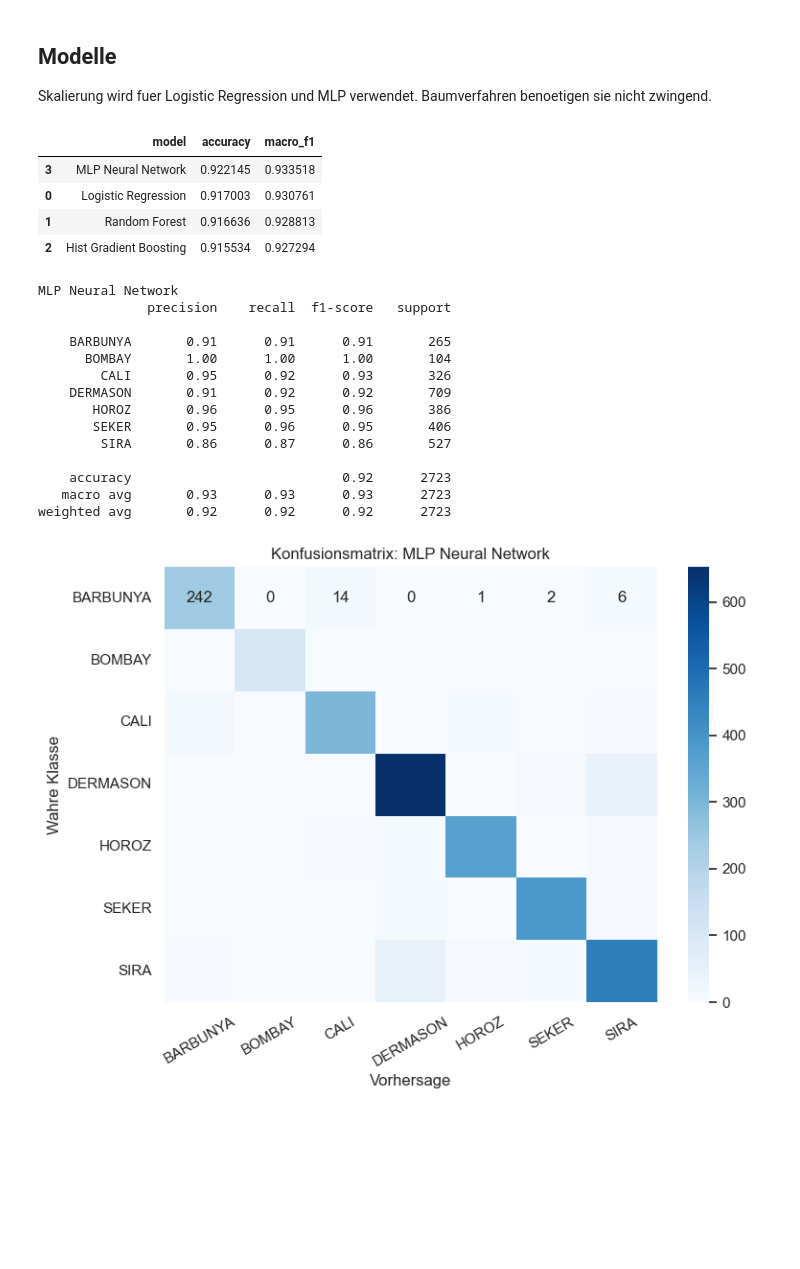
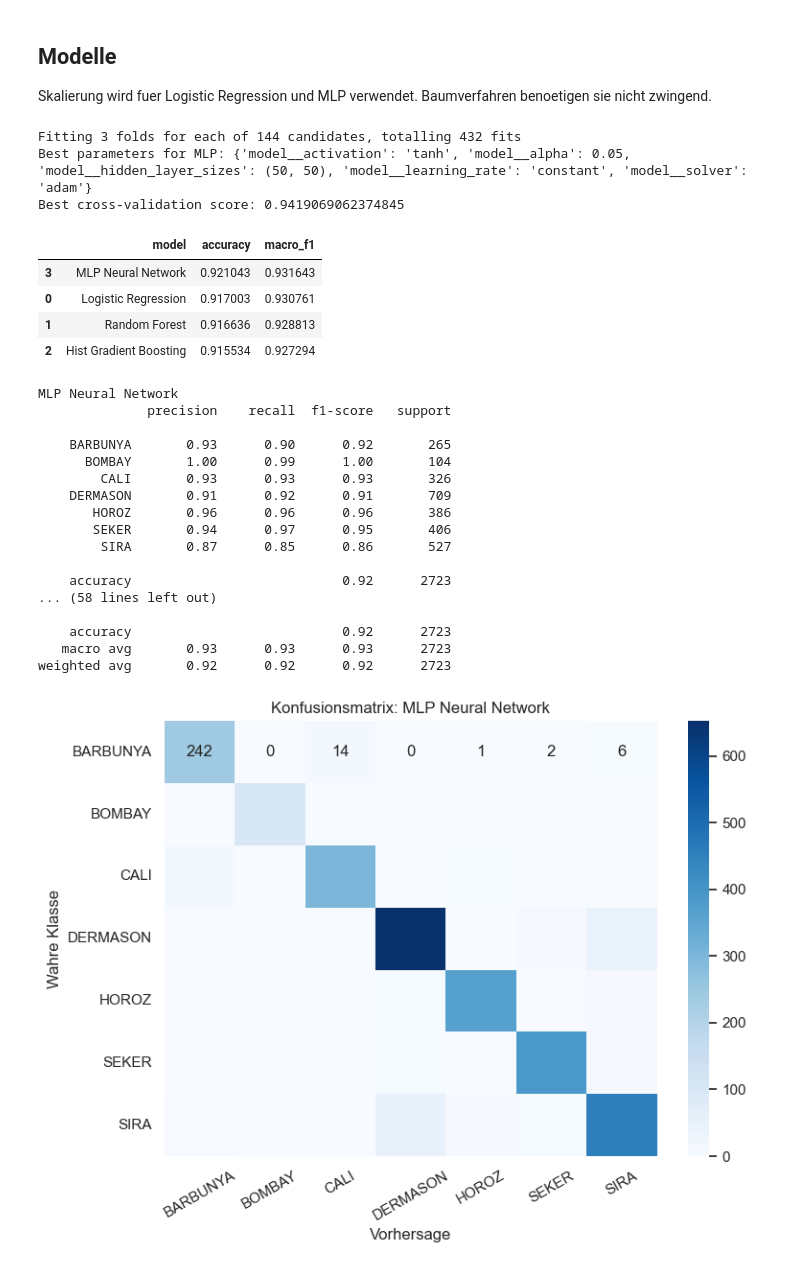
Before and after one commit to lukadeda/xai-drybean-project, a Jupyter notebook: notebooks/02_model_training.ipynb, the cells around one changed output. Drawn from its saved outputs; the diff is of its cells as text; code cells hidden in the pictures; blank space fills up the shorter version.

Commit message:
Hyperparametertuning für MLP

```diff
--- a/notebooks/02_model_training.ipynb
+++ b/notebooks/02_model_training.ipynb
@@ -45,50 +45,84 @@ X_train.shape, X_test.shape
 ## Modelle
 
 Skalierung wird fuer Logistic Regression und MLP verwendet. Baumverfahren benoetigen sie nicht zwingend.
+# %%
+# Hyperparameter Tuning for MLP Classifier
+param_grid = {
+    'model__hidden_layer_sizes': [(50,), (60,60), (50, 50), (100, 50), (64, 32), (40,40)],
+    'model__activation': ['relu', 'tanh'],
+    'model__solver': ['adam', 'sgd'],
+    'model__alpha': [0.04, 0.05, 0.06],
+    'model__learning_rate': ['constant', 'adaptive'],
+}
+
+mlp_pipeline = Pipeline([
+    ("scaler", StandardScaler()),
+    ("model", MLPClassifier(max_iter=500, random_state=RANDOM_STATE, early_stopping=False)),
+])
+
+grid_search = GridSearchCV(mlp_pipeline, param_grid, cv=3, scoring='f1_macro', n_jobs=-1, verbose=1)
+grid_search.fit(X_train, y_train)
+
+print("Best parameters for MLP:", grid_search.best_params_)
+print("Best cross-validation score:", grid_search.best_score_)
+
+# Update the MLP model with best parameters
+best_mlp = grid_search.best_estimator_
+# %% [output]
+Fitting 3 folds for each of 144 candidates, totalling 432 fits
+Best parameters for MLP: {'model__activation': 'tanh', 'model__alpha': 0.05, 'model__hidden_layer_sizes': (50, 50), 'model__learning_rate': 'constant', 'model__solver': 'adam'}
+Best cross-validation score: 0.9419069062374845
 # %%
+mlp_model = best_mlp if 'best_mlp' in globals() else Pipeline([
+    ("scaler", StandardScaler()),
+    ("model", MLPClassifier(
+        hidden_layer_sizes=(64, 32),
+        max_iter=500,
+        random_state=RANDOM_STATE,
+        early_stopping=False, # War vorher auf True, hat aber das Ergebnis verschlechtert
+    )),
+])
+
 models = {
     "Logistic Regression": Pipeline([
         ("scaler", StandardScaler()),
         ("model", LogisticRegression(max_iter=1000, random_state=RANDOM_STATE)),
     ]),
     "Random Forest": RandomForestClassifier(
         n_estimators=300, random_state=RANDOM_STATE, class_weight="balanced"
     ),
     "Hist Gradient Boosting": HistGradientBoostingClassifier(random_state=RANDOM_STATE),
-    "MLP Neural Network": Pipeline([
-        ("scaler", StandardScaler()),
-        ("model", MLPClassifier(
-            hidden_layer_sizes=(64, 32),
-            max_iter=500,
-            random_state=RANDOM_STATE,
-            early_stopping=False, # War vorher auf True, hat aber das Ergebnis verschlechtert
-        )),
-    ]),
+    "MLP Neural Network": mlp_model,
 }
 
 results = []
 fitted_models = {}
 
 for name, model in models.items():
     model.fit(X_train, y_train)
     y_pred = model.predict(X_test)
     fitted_models[name] = model
     results.append({
         "model": name,
         "accuracy": accuracy_score(y_test, y_pred),
         "macro_f1": f1_score(y_test, y_pred, average="macro"),
     })
 
 results_df = pd.DataFrame(results).sort_values("macro_f1", ascending=False)
 results_df
 # %% [output]
 |  | model | accuracy | macro_f1 |
-| 3 | MLP Neural Network | 0.922145 | 0.933518 |
+| 3 | MLP Neural Network | 0.921043 | 0.931643 |
 | 0 | Logistic Regression | 0.917003 | 0.930761 |
 | 1 | Random Forest | 0.916636 | 0.928813 |
 | 2 | Hist Gradient Boosting | 0.915534 | 0.927294 |
 # %%
 best_model_name = results_df.iloc[0]["model"]
+
+for model in results_df["model"]:
+    print(model)
+    print(classification_report(y_test, y_pred))
+
 best_model = fitted_models[best_model_name]
 y_pred = best_model.predict(X_test)
 
@@ -98,13 +132,16 @@ print(classification_report(y_test, y_pred))
 MLP Neural Network
               precision    recall  f1-score   support
 
-    BARBUNYA       0.91      0.91      0.91       265
-      BOMBAY       1.00      1.00      1.00       104
-        CALI       0.95      0.92      0.93       326
-    DERMASON       0.91      0.92      0.92       709
-       HOROZ       0.96      0.95      0.96       386
-       SEKER       0.95      0.96      0.95       406
-        SIRA       0.86      0.87      0.86       527
+    BARBUNYA       0.93      0.90      0.92       265
+      BOMBAY       1.00      0.99      1.00       104
+        CALI       0.93      0.93      0.93       326
+    DERMASON       0.91      0.92      0.91       709
+       HOROZ       0.96      0.96      0.96       386
+       SEKER       0.94      0.97      0.95       406
+        SIRA       0.87      0.85      0.86       527
+
+    accuracy                           0.92      2723
+... (58 lines left out)
 
     accuracy                           0.92      2723
    macro avg       0.93      0.93      0.93      2723
```
Also changed, not shown: parts of 1 cell of this notebook.
